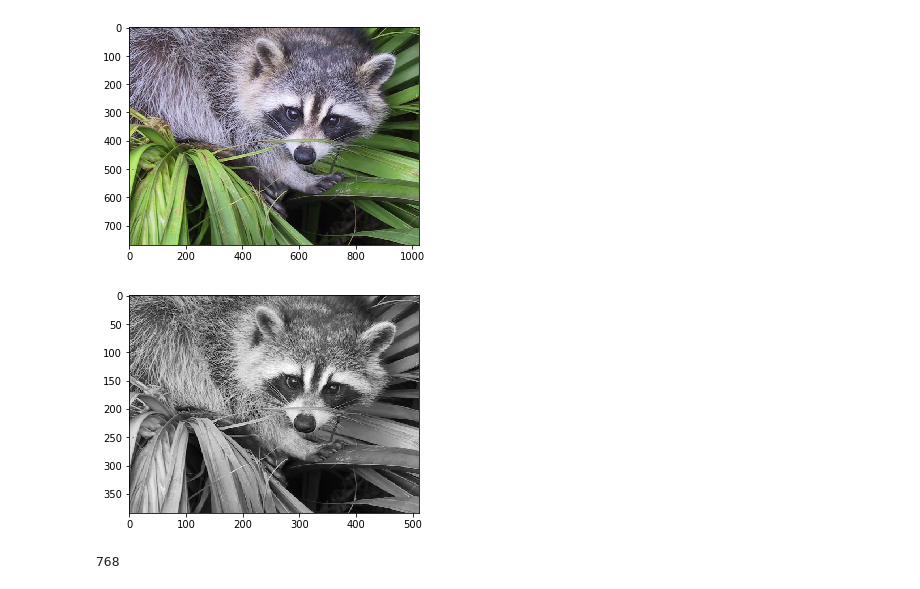
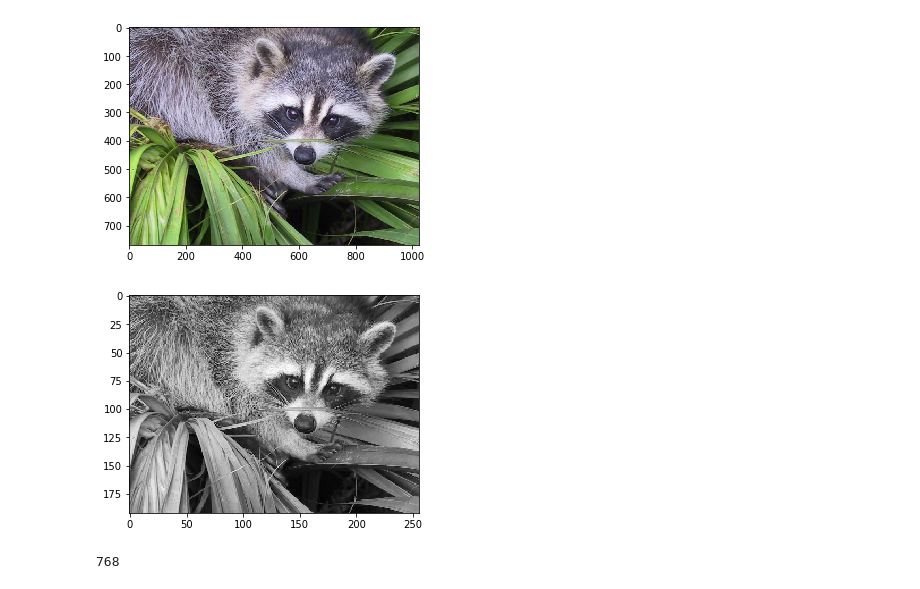
Before and after one commit to camara94/pythonspecialmachinelearning, a Jupyter notebook: operationnumpyarray.ipynb, the cells around one changed output. Drawn from its saved outputs; the diff is of its cells as text; code cells hidden in the pictures.

```diff
--- a/operationnumpyarray.ipynb
+++ b/operationnumpyarray.ipynb
@@ -254,11 +254,11 @@ plt.show()
 [figure]
 # %%
 face = misc.face(gray=True)
-face = face[::4, ::2]
+face = face[::4, ::4]
 plt.imshow(face, cmap=plt.cm.gray)
 plt.show()
 # %% [output]
-[figure, old version]
+[figure, new version]
 # %%
 heigth = face.shape[0]
 width = face.shape[1]
```
Also changed, not shown: 1 other file.
